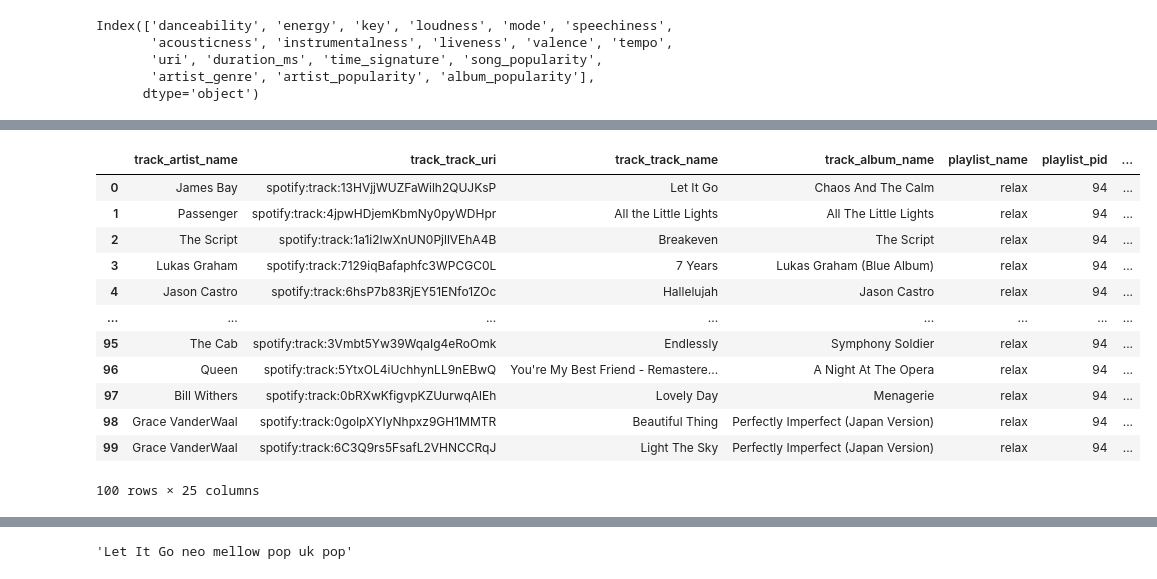
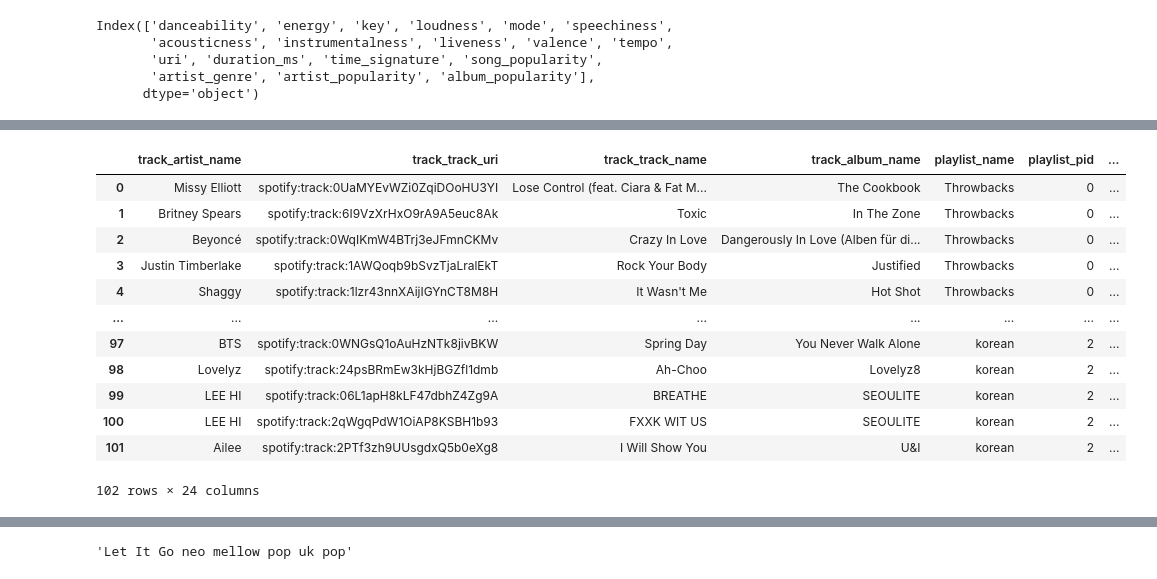
Before and after one commit to Ernek/song_recommender, a Jupyter notebook: k_means_clustering.ipynb, the cells around one changed output, grey strips where cells are left out. Drawn from its saved outputs; the diff is of its cells as text; code cells hidden in the pictures.

```diff
--- a/k_means_clustering.ipynb
+++ b/k_means_clustering.ipynb
@@ -69,5 +69,7 @@ Index(['track_pos', 'track_artist_name', 'track_track_uri', 'track_artist_uri',
        'playlist_num_albums', 'playlist_num_followers', 'playlist_num_edits',
        'playlist_duration_ms', 'playlist_num_artists', 'playlist_description'],
       dtype='object')
+# %%
+subset_df = music_df
 # %%
 # Select indexes of playlists that have a description
@@ -79,4 +78,4 @@ print(playlists_id_with_description)
 # %%
 # Working only with playlists that contain a "description"
-subset_df = music_df[music_df['playlist_pid'].isin(playlists_id_with_description)]
-print(subset_df['playlist_pid'].unique())
+# subset_df = music_df[music_df['playlist_pid'].isin(playlists_id_with_description)]
+# print(subset_df['playlist_pid'].unique())
@@ -338,20 +337,21 @@ Name: track_track_name, dtype: object
 # %%
-check_df['All_text'] = check_df.track_track_name.str.cat(" " + check_df.artist_genre)
+#check_df['All_text'] = check_df.track_track_name.str.cat(" " + check_df.artist_genre)
+check_df['All_text'] = check_df.artist_genre
 check_df
 # %% [output]
 |  | track_artist_name | track_track_uri | track_track_name | track_album_name | playlist_name | playlist_pid | ... |
-| 0 | James Bay | spotify:track:13HVjjWUZFaWilh2QUJKsP | Let It Go | Chaos And The Calm | relax | 94 | ... |
-| 1 | Passenger | spotify:track:4jpwHDjemKbmNy0pyWDHpr | All the Little Lights | All The Little Lights | relax | 94 | ... |
-| 2 | The Script | spotify:track:1a1i2IwXnUN0PjllVEhA4B | Breakeven | The Script | relax | 94 | ... |
-| 3 | Lukas Graham | spotify:track:7129iqBafaphfc3WPCGC0L | 7 Years | Lukas Graham (Blue Album) | relax | 94 | ... |
-| 4 | Jason Castro | spotify:track:6hsP7b83RjEY51ENfo1ZOc | Hallelujah | Jason Castro | relax | 94 | ... |
+| 0 | Missy Elliott | spotify:track:0UaMYEvWZi0ZqiDOoHU3YI | Lose Control (feat. Ciara & Fat M... | The Cookbook | Throwbacks | 0 | ... |
+| 1 | Britney Spears | spotify:track:6I9VzXrHxO9rA9A5euc8Ak | Toxic | In The Zone | Throwbacks | 0 | ... |
+| 2 | Beyoncé | spotify:track:0WqIKmW4BTrj3eJFmnCKMv | Crazy In Love | Dangerously In Love (Alben für di... | Throwbacks | 0 | ... |
+| 3 | Justin Timberlake | spotify:track:1AWQoqb9bSvzTjaLralEkT | Rock Your Body | Justified | Throwbacks | 0 | ... |
+| 4 | Shaggy | spotify:track:1lzr43nnXAijIGYnCT8M8H | It Wasn't Me | Hot Shot | Throwbacks | 0 | ... |
 | ... | ... | ... | ... | ... | ... | ... | ... |
-| 95 | The Cab | spotify:track:3Vmbt5Yw39WqaIg4eRoOmk | Endlessly | Symphony Soldier | relax | 94 | ... |
-| 96 | Queen | spotify:track:5YtxOL4iUchhynLL9nEBwQ | You're My Best Friend - Remastere... | A Night At The Opera | relax | 94 | ... |
-| 97 | Bill Withers | spotify:track:0bRXwKfigvpKZUurwqAlEh | Lovely Day | Menagerie | relax | 94 | ... |
-| 98 | Grace VanderWaal | spotify:track:0golpXYIyNhpxz9GH1MMTR | Beautiful Thing | Perfectly Imperfect (Japan Version) | relax | 94 | ... |
-| 99 | Grace VanderWaal | spotify:track:6C3Q9rs5FsafL2VHNCCRqJ | Light The Sky | Perfectly Imperfect (Japan Version) | relax | 94 | ... |
+| 97 | BTS | spotify:track:0WNGsQ1oAuHzNTk8jivBKW | Spring Day | You Never Walk Alone | korean | 2 | ... |
+| 98 | Lovelyz | spotify:track:24psBRmEw3kHjBGZfl1dmb | Ah-Choo | Lovelyz8 | korean | 2 | ... |
+| 99 | LEE HI | spotify:track:06L1apH8kLF47dbhZ4Zg9A | BREATHE | SEOULITE | korean | 2 | ... |
+| 100 | LEE HI | spotify:track:2qWgqPdW1OiAP8KSBH1b93 | FXXK WIT US | SEOULITE | korean | 2 | ... |
+| 101 | Ailee | spotify:track:2PTf3zh9UUsgdxQ5b0eXg8 | I Will Show You | U&I | korean | 2 | ... |
-100 rows × 25 columns
+102 rows × 24 columns
 # %%
 # Imports
 from sklearn.cluster import KMeans
```
Also changed, not shown: parts of 21 cells of this notebook, 3 other files.
